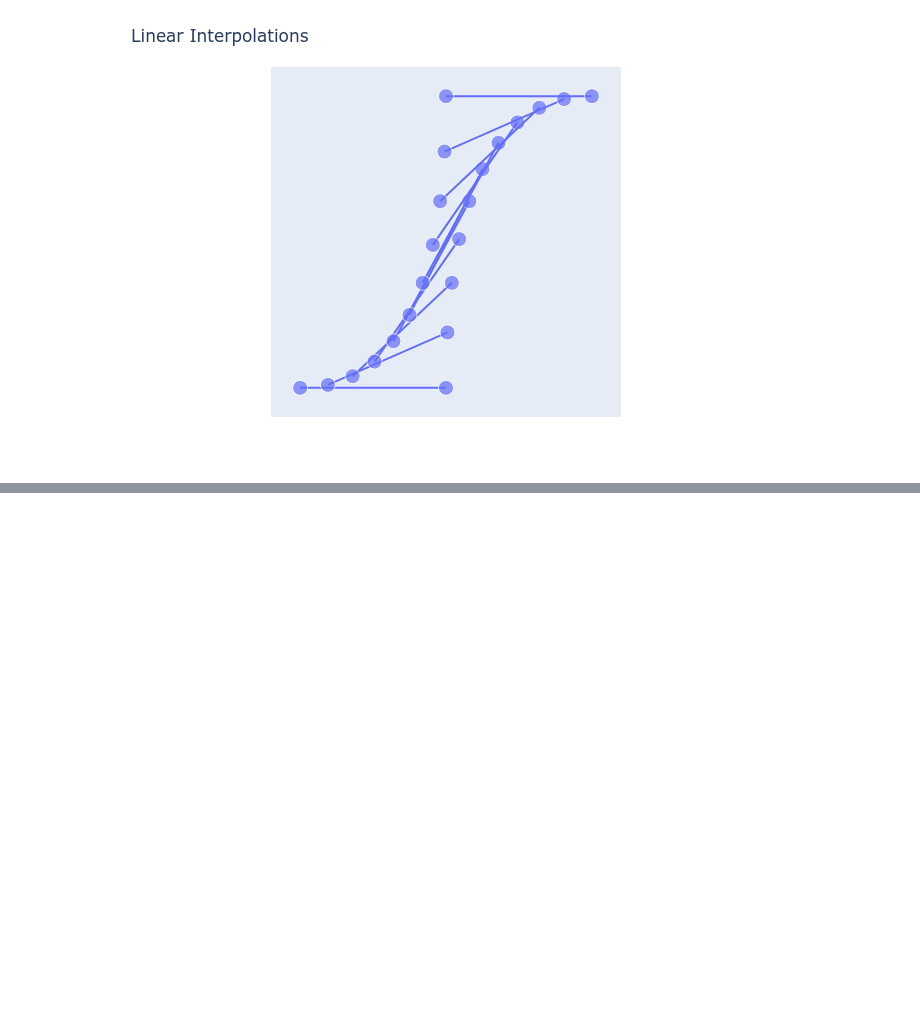
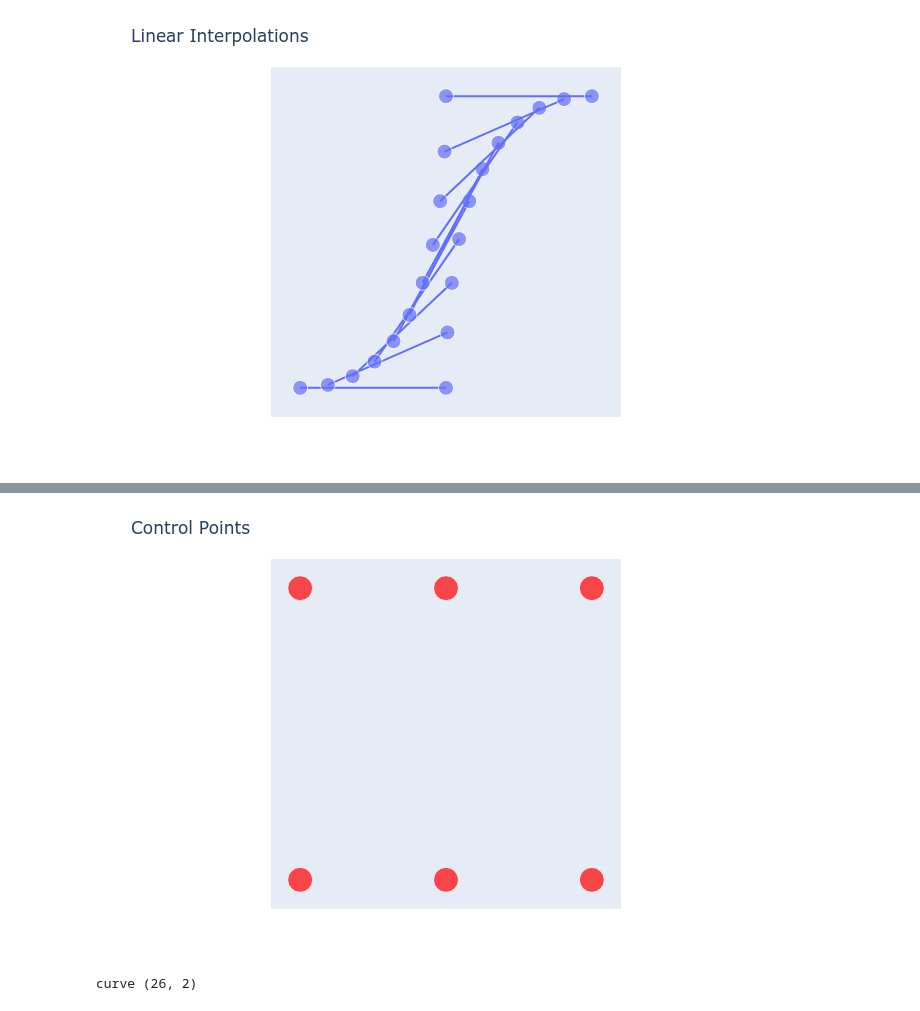
Before and after one commit to EvanLavender13/graphics, a Jupyter notebook: bezier-curves/bezier-curve.ipynb, the cells around one changed output, grey strips where cells are left out. Cells and saved outputs as stored; diff of their text form; code cells hidden in the pictures; blank space fills up the shorter version.

```diff
--- a/bezier-curves/bezier-curve.ipynb
+++ b/bezier-curves/bezier-curve.ipynb
@@ -138,0 +141,24 @@ fig.show("png")
+# %%
+control_points = np.array([
+    [0, 0],
+    [0, 1],
+    [0.5, 1],
+    [0.5, 0],
+    [1, 0],
+    [1, 1]
+], dtype=float)
+# %%
+fig.data = []
+
+d.add_control_points(fig, control_points)
+
+fig.update_layout(title="Control Points")
+fig.show("png")
+# %% [output]
+[figure, added]
+# %%
+n_segments = 25
+curve = bz.get_curve(n_segments, control_points)
+print("curve", curve.shape)
+# %% [output]
+curve (26, 2)
```
Also changed, not shown: parts of 2 cells of this notebook, 1 other file.
